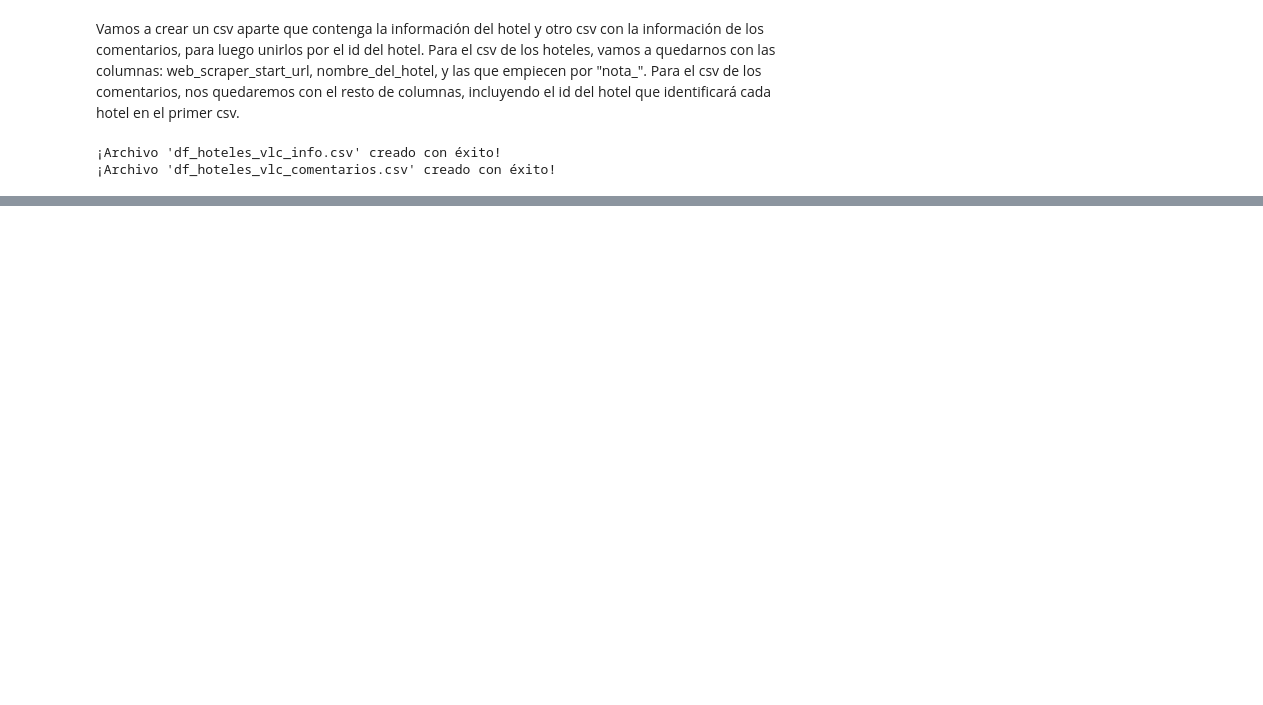
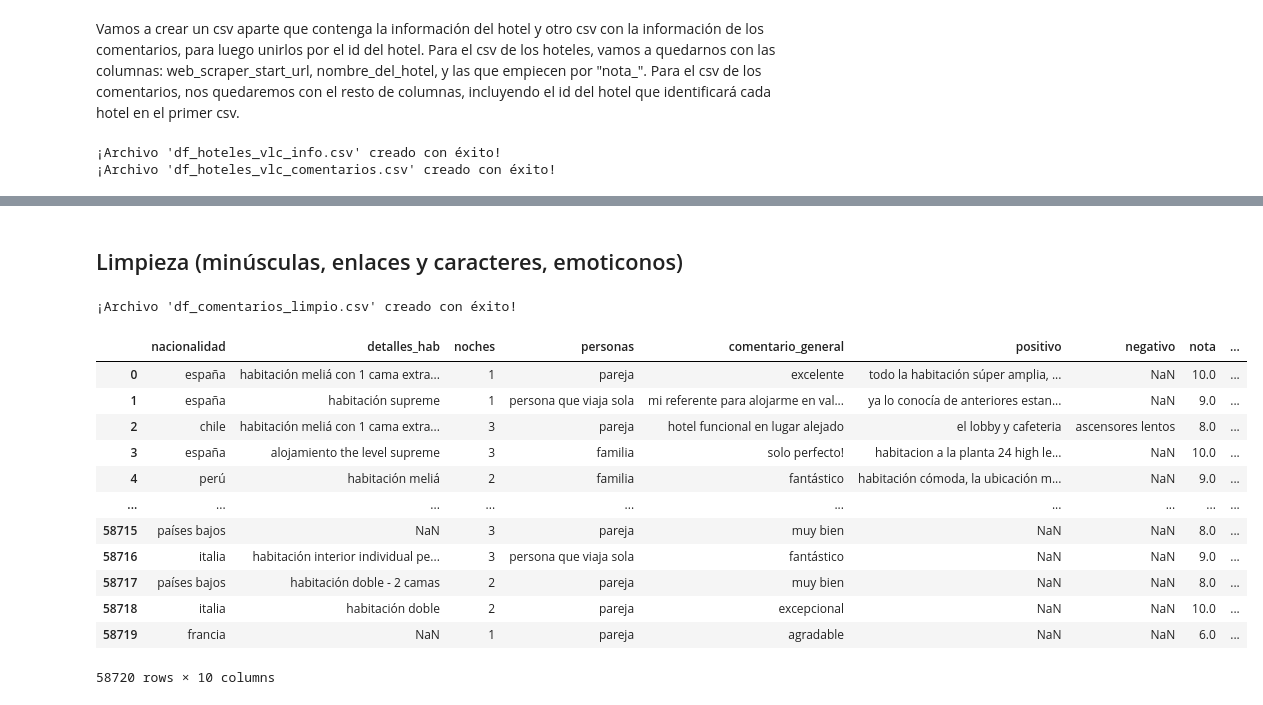
Before and after one commit to amalo8/ProyectoNLP, a Jupyter notebook: union_csv.ipynb, the cells around one changed output, grey strips where cells are left out. Drawn from its saved outputs; the diff is of its cells as text; code cells hidden in the pictures; blank space fills up the shorter version.

Commit message:
limpieza (emoticonos, caracteres etc)

```diff
--- a/union_csv.ipynb
+++ b/union_csv.ipynb
@@ -176,0 +177,50 @@ display(df_hoteles)
+# %% [markdown]
+## Limpieza (minúsculas, enlaces y caracteres, emoticonos)
+# %%
+import re
+import demoji
+
+# Traducir emojis
+# Los traduce al inglés (tendremos que mirar si los traducimos al español todos o a qué idioma)
+def handle_emoji(string):
+    if not isinstance(string, str):
+        return string
+    emojis = demoji.findall(string)
+    for emoji in emojis:
+        string = string.replace(emoji, " [" + emojis[emoji].split(":")[0].strip() + "] ")
+    return string
+
+string_cols = df_comentarios.select_dtypes(include=['object', 'string']).columns
+df_comentarios[string_cols] = df_comentarios[string_cols].apply(lambda col: col.apply(handle_emoji))
+
+# Todo a minúscula
+string_cols = df_comentarios.select_dtypes(include=['object', 'string']).columns
+df_comentarios[string_cols] = df_comentarios[string_cols].apply(lambda col: col.str.lower())
+
+# Eliminar enlaces y limpiar espacios
+string_cols = df_comentarios.select_dtypes(include=['object', 'string']).columns
+df_comentarios[string_cols] = df_comentarios[string_cols].apply(lambda col: col.str.replace(r'https?://\S+|www\.\S+', '', regex=True).str.strip())
+
+# Eliminar caracteres especiales
+df_comentarios[string_cols] = df_comentarios[string_cols].apply(lambda col: col.str.replace(r'[^a-záéíóúüñàèìòùâêîôûäëïöüa-z0-9\s\[\].,!?;:\-]', ' ', regex=True))
+# %%
+df_comentarios.to_csv("df_comentarios_limpio.csv", index=False, encoding='utf-8-sig')
+print("¡Archivo 'df_comentarios_limpio.csv' creado con éxito!")
+# %% [output]
+¡Archivo 'df_comentarios_limpio.csv' creado con éxito!
+# %%
+display(df_comentarios)
+# %% [output]
+|  | nacionalidad | detalles_hab | noches | personas | comentario_general | positivo | negativo | nota | ... |
+| 0 | españa | habitación meliá con 1 cama extra... | 1 | pareja | excelente | todo la habitación súper amplia, ... | NaN | 10.0 | ... |
+| 1 | españa | habitación supreme | 1 | persona que viaja sola | mi referente para alojarme en val... | ya lo conocía de anteriores estan... | NaN | 9.0 | ... |
+| 2 | chile | habitación meliá con 1 cama extra... | 3 | pareja | hotel funcional en lugar alejado | el lobby y cafeteria | ascensores lentos | 8.0 | ... |
+| 3 | españa | alojamiento the level supreme | 3 | familia | solo perfecto! | habitacion a la planta 24 high le... | NaN | 10.0 | ... |
+| 4 | perú | habitación meliá | 2 | familia | fantástico | habitación cómoda, la ubicación m... | NaN | 9.0 | ... |
+| ... | ... | ... | ... | ... | ... | ... | ... | ... | ... |
+| 58715 | países bajos | NaN | 3 | pareja | muy bien | NaN | NaN | 8.0 | ... |
+| 58716 | italia | habitación interior individual pe... | 3 | persona que viaja sola | fantástico | NaN | NaN | 9.0 | ... |
+| 58717 | países bajos | habitación doble - 2 camas | 2 | pareja | muy bien | NaN | NaN | 8.0 | ... |
+| 58718 | italia | habitación doble | 2 | pareja | excepcional | NaN | NaN | 10.0 | ... |
+| 58719 | francia | NaN | 1 | pareja | agradable | NaN | NaN | 6.0 | ... |
+58720 rows × 10 columns
```
Also changed, not shown: parts of 8 cells of this notebook.
